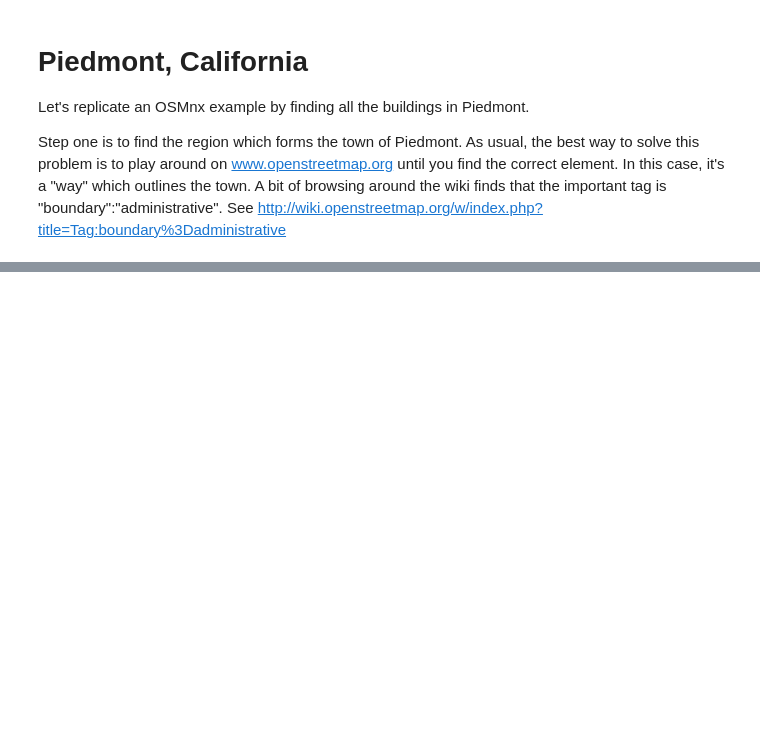
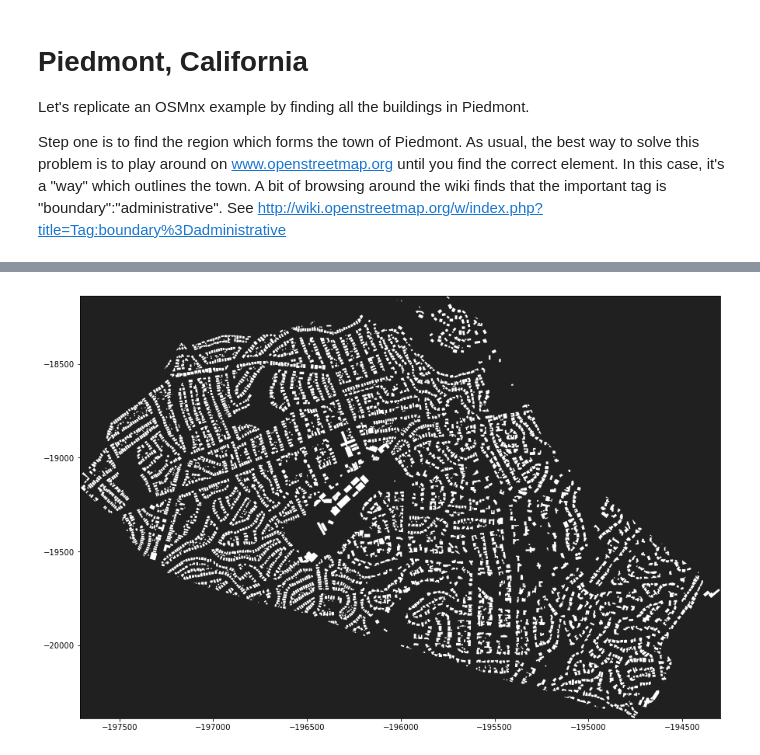
Before and after one commit to MatthewDaws/OSMDigest, a Jupyter notebook: notebooks/Find places.ipynb, the cells around one changed output, grey strips where cells are left out. Drawn from its saved outputs; the diff is of its cells as text; code cells hidden in the pictures; blank space fills up the shorter version.

```diff
--- a/notebooks/Find places.ipynb
+++ b/notebooks/Find places.ipynb
@@ -36,0 +116,3 @@ Relation(2999176 ->  [Member(type='way', ref=33088737, role='outer'), Member(typ
+# %%
+frame = gpd.GeoDataFrame({"geometry":frame.geometry, "osm_id":frame.osm_id})
+frame[:5]
@@ -36,0 +131,10 @@ Relation(2999176 ->  [Member(type='way', ref=33088737, role='outer'), Member(typ
+# %%
+piedmont_reduced = gpd.GeoDataFrame({"geometry":piedmont.geometry})
+# %%
+piedmont_frame = gpd.overlay(piedmont_reduced, frame, how="intersection")
+piedmont_frame.crs = {'init':'epsg:4326'}
+piedmont_frame = piedmont_frame.to_crs({"init":"epsg:3310"})
+# %%
+manual_plot(piedmont_frame)
+# %% [output]
+[figure, added]
```
Also changed, not shown: parts of 21 cells of this notebook, 8 other files.
